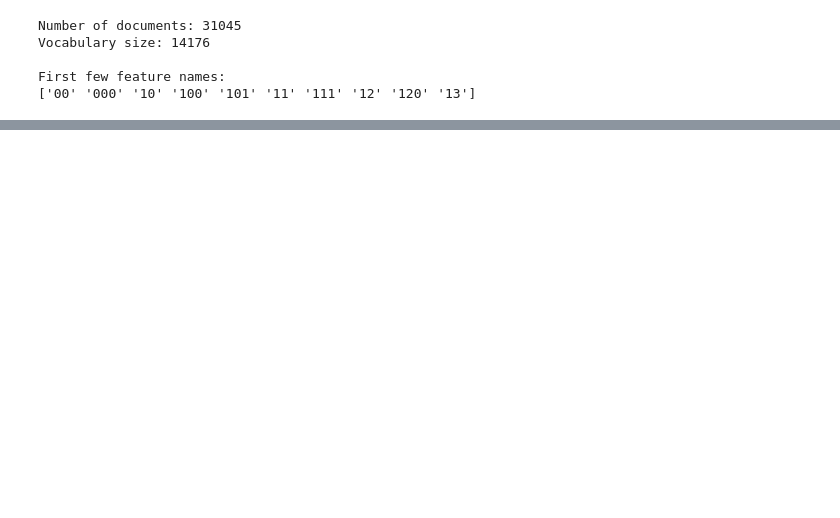
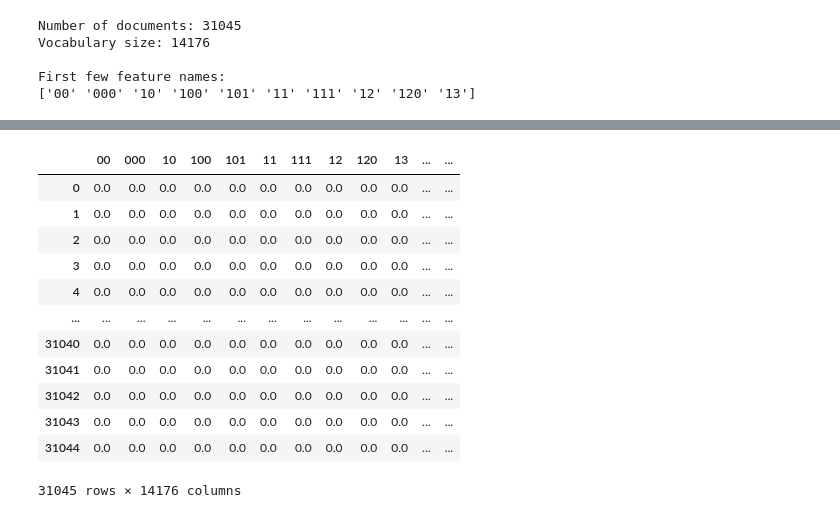
Before and after one commit to BBotzer/TCG_Generator, a Jupyter notebook: tcg_generator/notebooks/data_investigation_botzer.ipynb, the cells around one changed output, grey strips where cells are left out. Drawn from its saved outputs; the diff is of its cells as text; code cells hidden in the pictures; blank space fills up the shorter version.

```diff
--- a/tcg_generator/notebooks/data_investigation_botzer.ipynb
+++ b/tcg_generator/notebooks/data_investigation_botzer.ipynb
@@ -854,0 +842,16 @@ df
+# %%
+tfidf_df # This is helpful to see the values associated with the tokens; cards are at the same index as the values in df
+# %% [output]
+|  | 00 | 000 | 10 | 100 | 101 | 11 | 111 | 12 | 120 | 13 | ... | ... |
+| 0 | 0.0 | 0.0 | 0.0 | 0.0 | 0.0 | 0.0 | 0.0 | 0.0 | 0.0 | 0.0 | ... | ... |
+| 1 | 0.0 | 0.0 | 0.0 | 0.0 | 0.0 | 0.0 | 0.0 | 0.0 | 0.0 | 0.0 | ... | ... |
+| 2 | 0.0 | 0.0 | 0.0 | 0.0 | 0.0 | 0.0 | 0.0 | 0.0 | 0.0 | 0.0 | ... | ... |
+| 3 | 0.0 | 0.0 | 0.0 | 0.0 | 0.0 | 0.0 | 0.0 | 0.0 | 0.0 | 0.0 | ... | ... |
+| 4 | 0.0 | 0.0 | 0.0 | 0.0 | 0.0 | 0.0 | 0.0 | 0.0 | 0.0 | 0.0 | ... | ... |
+| ... | ... | ... | ... | ... | ... | ... | ... | ... | ... | ... | ... | ... |
+| 31040 | 0.0 | 0.0 | 0.0 | 0.0 | 0.0 | 0.0 | 0.0 | 0.0 | 0.0 | 0.0 | ... | ... |
+| 31041 | 0.0 | 0.0 | 0.0 | 0.0 | 0.0 | 0.0 | 0.0 | 0.0 | 0.0 | 0.0 | ... | ... |
+| 31042 | 0.0 | 0.0 | 0.0 | 0.0 | 0.0 | 0.0 | 0.0 | 0.0 | 0.0 | 0.0 | ... | ... |
+| 31043 | 0.0 | 0.0 | 0.0 | 0.0 | 0.0 | 0.0 | 0.0 | 0.0 | 0.0 | 0.0 | ... | ... |
+| 31044 | 0.0 | 0.0 | 0.0 | 0.0 | 0.0 | 0.0 | 0.0 | 0.0 | 0.0 | 0.0 | ... | ... |
+31045 rows × 14176 columns
```
Also changed, not shown: parts of 6 cells of this notebook.
